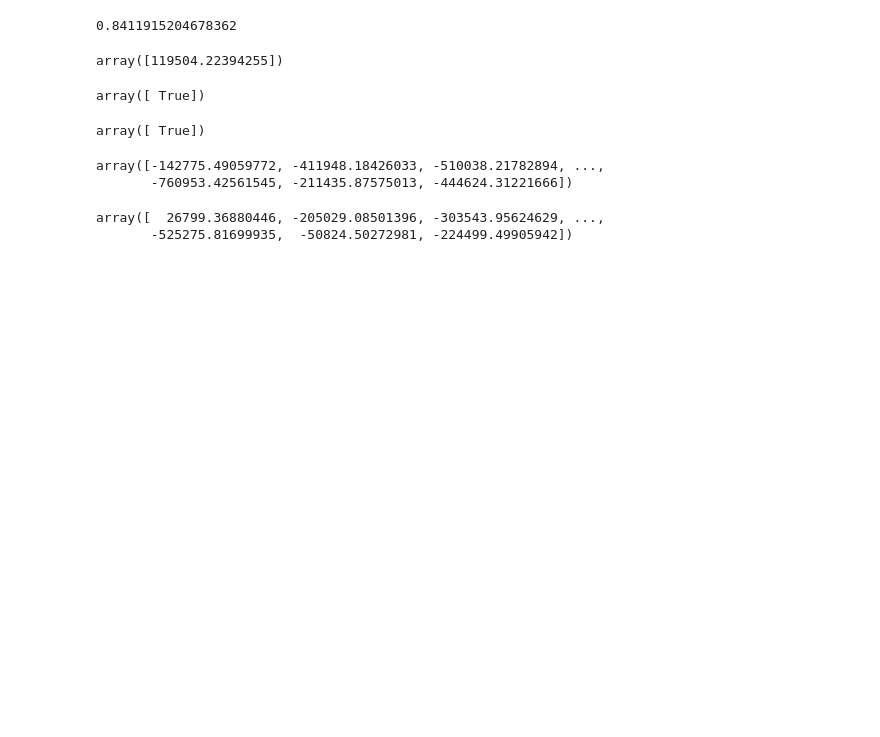
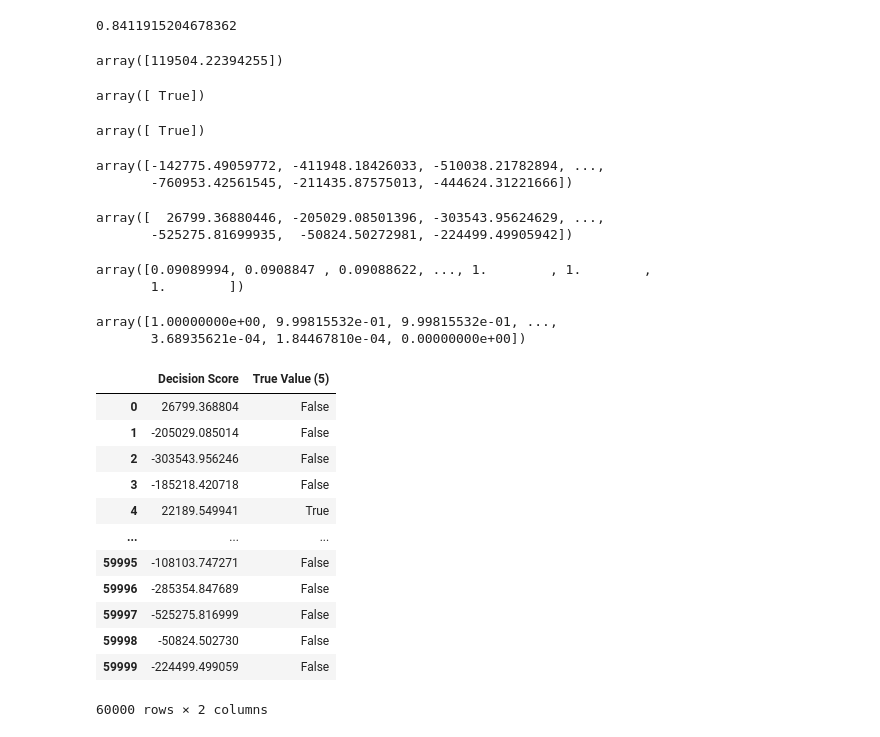
Before and after one commit to VinayakDubey07/Machine-learning, a Jupyter notebook: ML lab3.ipynb, the cells around one changed output. Saved outputs shown, nothing was run; the diff lists cells and outputs as text; code cells hidden in the pictures; blank space fills up the shorter version.

```diff
--- a/ML lab3.ipynb
+++ b/ML lab3.ipynb
@@ -311,0 +310,29 @@ p
+# %%
+from sklearn.metrics import precision_recall_curve
+precisions, recalls, thresholds = precision_recall_curve(y_train_5, y_scores)
+precisions
+# %% [output]
+array([0.09089994, 0.0908847 , 0.09088622, ..., 1.        , 1.        ,
+       1.        ])
+# %%
+recalls
+# %% [output]
+array([1.00000000e+00, 9.99815532e-01, 9.99815532e-01, ...,
+       3.68935621e-04, 1.84467810e-04, 0.00000000e+00])
+# %%
+import pandas as pd
+pd.DataFrame({"Decision Score":decision_scores, "True Value (5)":y_train_5})
+# %% [output]
+|  | Decision Score | True Value (5) |
+| 0 | 26799.368804 | False |
+| 1 | -205029.085014 | False |
+| 2 | -303543.956246 | False |
+| 3 | -185218.420718 | False |
+| 4 | 22189.549941 | True |
+| ... | ... | ... |
+| 59995 | -108103.747271 | False |
+| 59996 | -285354.847689 | False |
+| 59997 | -525275.816999 | False |
+| 59998 | -50824.502730 | False |
+| 59999 | -224499.499059 | False |
+60000 rows × 2 columns
```
Also changed, not shown: parts of 2 cells of this notebook.
